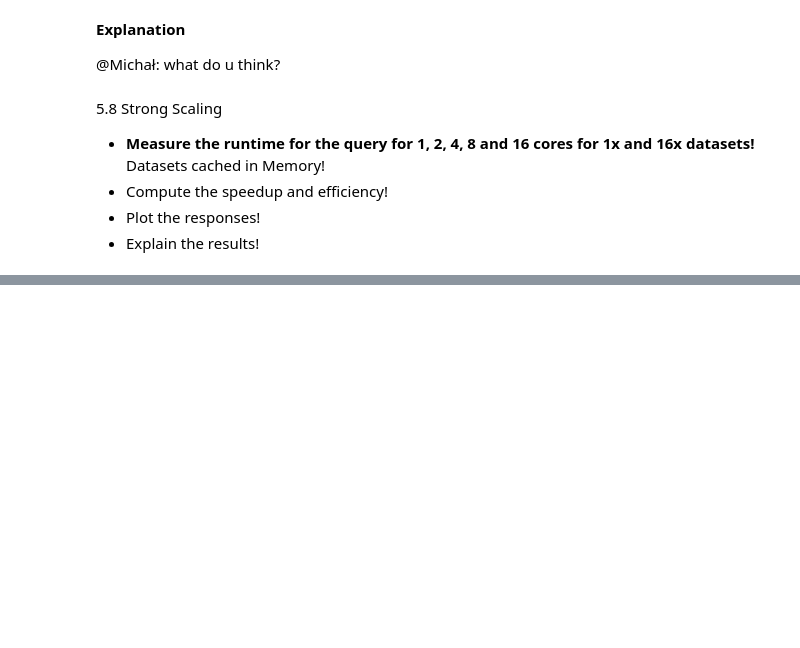
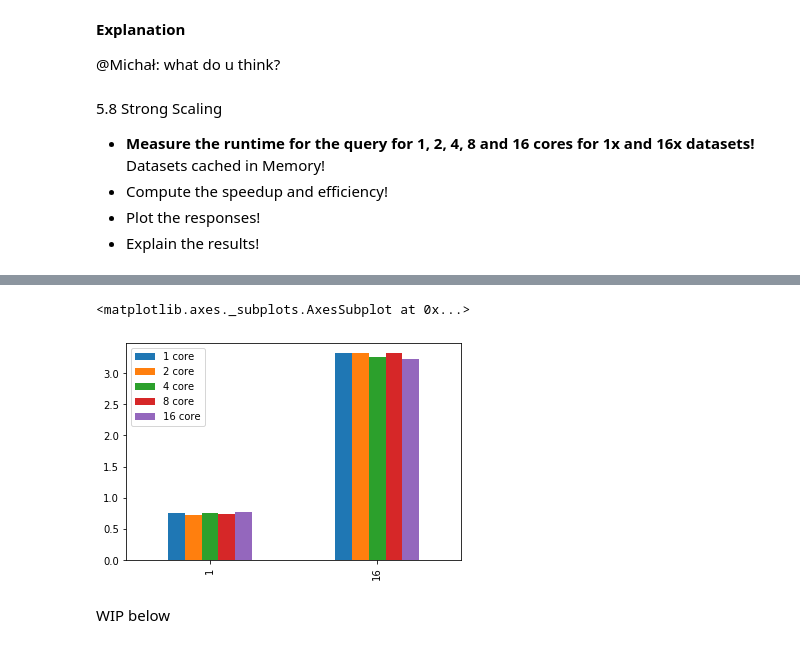
Before and after one commit to bgrt/exercise-students-2020, a Jupyter notebook: 05_SQL/05_SQL.ipynb, the cells around one changed output, grey strips where cells are left out. Drawn from its saved outputs; the diff is of its cells as text; code cells hidden in the pictures; blank space fills up the shorter version.

```diff
--- a/05_SQL/05_SQL.ipynb
+++ b/05_SQL/05_SQL.ipynb
@@ -397,3 +399,8 @@ plt.bar(measures.keys(), measures.values())
   * Compute the speedup and efficiency!
   * Plot the responses!
   * Explain the results!
+# %%
+oversample_1 = oversample(1).cache()
+oversample_1.count()
+oversample_16 = oversample(16).cache()
+oversample_16.count()
@@ -399,0 +409,8 @@ plt.bar(measures.keys(), measures.values())
+# %%
+measures = {1:{}, 16:{}}
+for x in [2**x for x in range(5)]:
+    for y in [(1,oversample_1),(16,oversample_16)]:
+        start = time()
+        y[1].groupBy('res').count().collect()
+        end = time()
+        measures[y[0]][str(x) + " core"] = end - start
@@ -399,0 +430,8 @@ plt.bar(measures.keys(), measures.values())
+# %%
+import pandas as pd
+pd.DataFrame(measures).T.plot.bar()
+# %% [output]
+<matplotlib.axes._subplots.AxesSubplot at 0x...>
+[figure, added]
+# %% [markdown]
+WIP below
```
Also changed, not shown: parts of 18 cells of this notebook.
